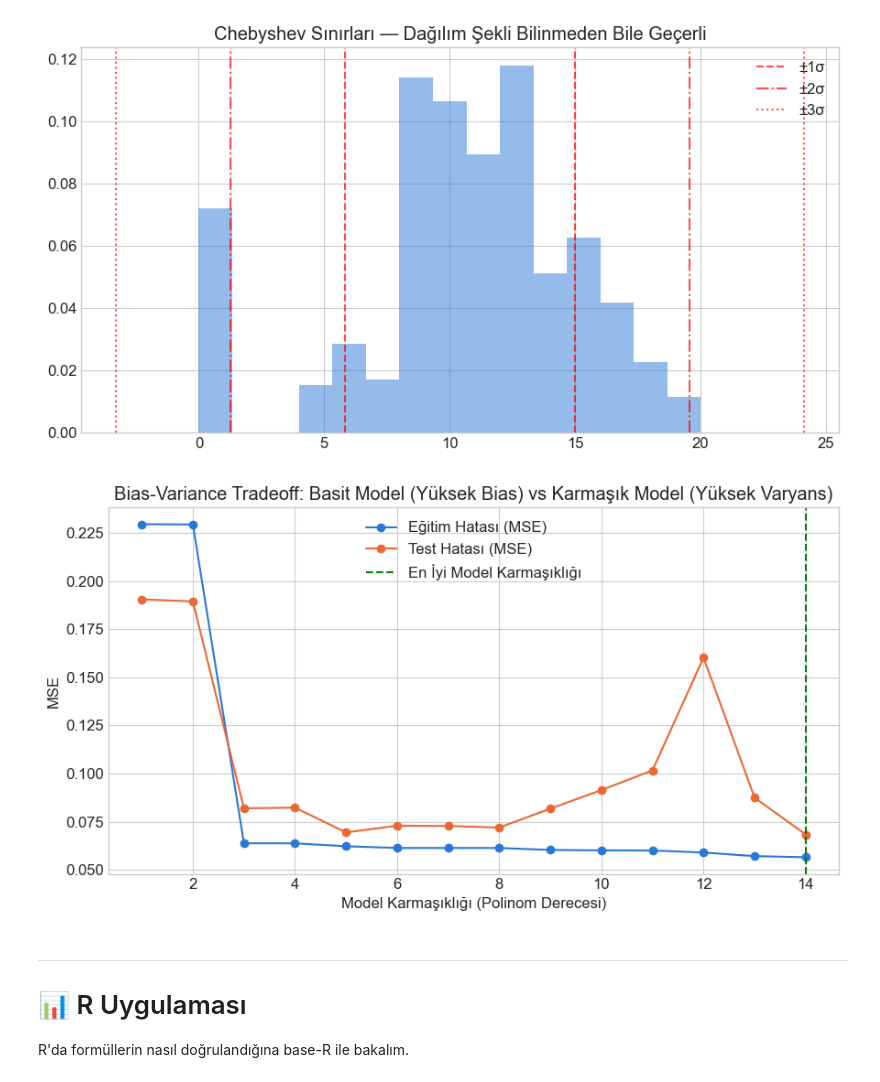
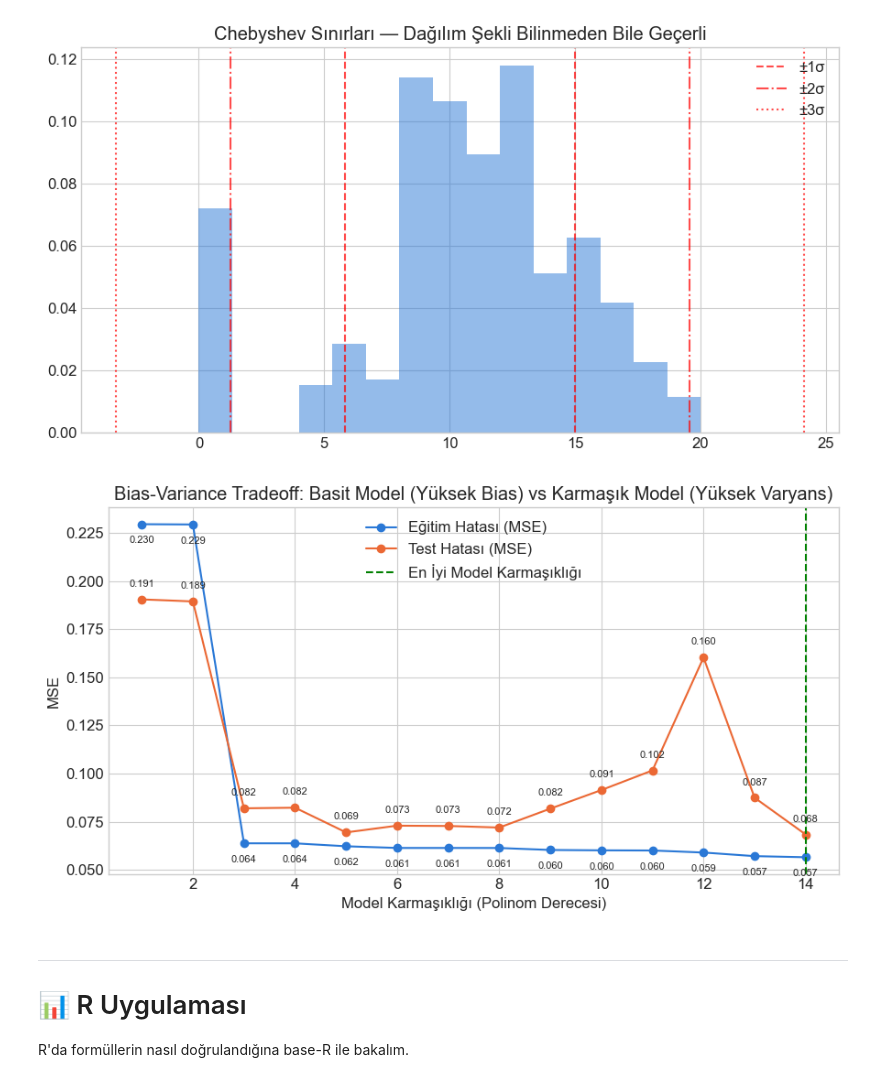
Before and after one commit to MelihKotman/DS-Mastery-Journey, a Jupyter notebook: probability-lab/05_expectation_variance/expectation_variance_props.ipynb, the cells around one changed output. Saved outputs shown, nothing was run; the diff lists cells and outputs as text; code cells hidden in the pictures.

```diff
--- a/probability-lab/05_expectation_variance/expectation_variance_props.ipynb
+++ b/probability-lab/05_expectation_variance/expectation_variance_props.ipynb
@@ -473,8 +476,10 @@ from sklearn.model_selection import train_test_split
 
 rng = np.random.default_rng(42)
 
+# Uniform olarak 120 nokta seçiyoruz ve bunları sıralıyoruz. Bu, x ekseninde eşit aralıklı noktalar oluşturur.
 x_true = np.sort(rng.uniform(0, 1, 120))
 
+# Bu noktaların y değerlerini sinüs fonksiyonu ile belirliyoruz ve biraz gürültü ekliyoruz.
 y_true = np.sin(2 * np.pi * x_true) + rng.normal(0, 0.25, size=120)
 
 X_train, X_test, y_train, y_test = train_test_split(
@@ -484,6 +489,7 @@ X_train, X_test, y_train, y_test = train_test_split(
     random_state=42
 )
 
+# Değişik polinom derecelerini test etmek için bir döngü oluşturuyoruz.
 degrees = range(1, 15)
 
 train_errors = []
@@ -492,18 +498,18 @@ test_errors = []
 for d in degrees:
 
     model = make_pipeline(
-        PolynomialFeatures(d),
+        PolynomialFeatures(d), # Polinom derecesi d olan özellikler oluşturuyoruz
         LinearRegression()
     )
 
     model.fit(X_train, y_train)
 
     train_errors.append(
-        np.mean((model.predict(X_train) - y_train) ** 2)
+        np.mean((model.predict(X_train) - y_train) ** 2) # Eğitim hatası (MSE)
     )
 
     test_errors.append(
-        np.mean((model.predict(X_test) - y_test) ** 2)
+        np.mean((model.predict(X_test) - y_test) ** 2) # Test hatası (MSE)
     )
 
 fig, ax = plt.subplots(figsize=(9, 5))
@@ -518,34 +524,39 @@ ax.plot(
 
 ax.plot(
     degrees,
     test_errors,
     marker='o',
     color='#eb6834',
     label='Test Hatası (MSE)'
 )
 
 best_degree = list(degrees)[int(np.argmin(test_errors))]
 
 ax.axvline(
     best_degree,
     color='green',
     linestyle='--',
     label='En İyi Model Karmaşıklığı'
 )
 
 ax.set_xlabel("Model Karmaşıklığı (Polinom Derecesi)")
 ax.set_ylabel("MSE")
 
 ax.set_title(
     "Bias-Variance Tradeoff: Basit Model (Yüksek Bias) vs Karmaşık Model (Yüksek Varyans)"
 )
 
+for i, txt in enumerate(test_errors):
+    ax.annotate(f"{txt:.3f}", (degrees[i], test_errors[i]), textcoords="offset points", xytext=(0,10), ha='center', fontsize=8)
+for i, txt in enumerate(train_errors):
+    ax.annotate(f"{txt:.3f}", (degrees[i], train_errors[i]), textcoords="offset points", xytext=(0,-15), ha='center', fontsize=8)
+
 ax.legend()
 
 plt.tight_layout()
 plt.show()
 # %% [output]
-[figure, old version]
+[figure, new version]
 # %% [markdown]
 ---
 # 📊 R Uygulaması
```
Also changed, not shown: parts of 10 cells of this notebook.
